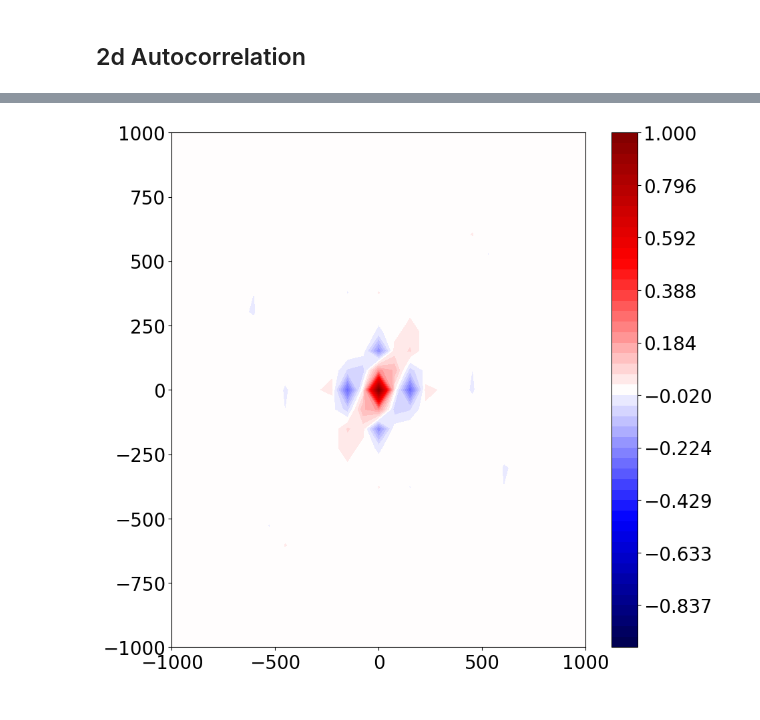
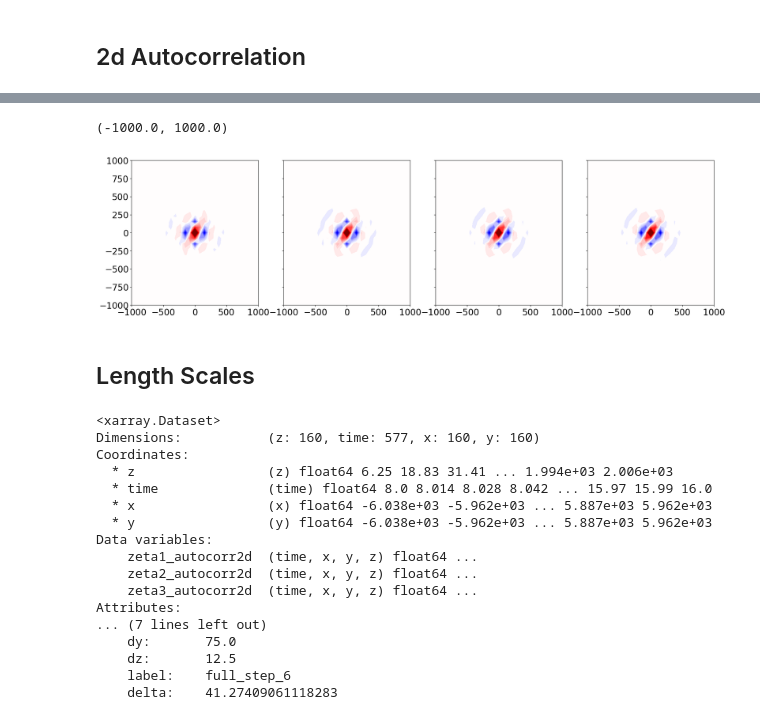
Before and after one commit to Salesky-ABL/ABL_Transition, a Jupyter notebook: plotting/plot_vorticity.ipynb, the cells around one changed output, grey strips where cells are left out. Saved outputs shown, nothing was run; the diff lists cells and outputs as text; code cells hidden in the pictures.

```diff
--- a/plotting/plot_vorticity.ipynb
+++ b/plotting/plot_vorticity.ipynb
@@ -25,11 +25,13 @@ Settings
 # %%
 # directory to save figures
 figdir = "/home/rfrost/manuscript_plots/"
+# absolute path to directory with probability density function data
+pdf_dir = "/home/rfrost/simulations/nc/"
 # simulation to analyze
 sims = ["full_step_6", "full_step_9", "full_step_12", "full_step_15"]
 
-# z/zi to plot
-height = 0.25
+# height in meters to be plot
+height = 6
 
 # start and end timesteps
 t0 = 576000
@@ -39,6 +41,9 @@ t0hr = t0 * 0.05 / 3600
 t1hr = t1 * 0.05 / 3600
 # spacing of output
 dt = 1000
+
+# full path to pdf file
+pdf_dir = f"{pdf_dir}{t0}_{t1}_vort_pdf_plot_params_{height}m.nc"
 
 # lists to store stats, roll factor, and length scales
 s_all, vort_all, vort_ac_all, vort_ls_all = [], [], [], []
@@ -605,7 +610,7 @@ Text(0, 0.5, '$\\langle \\zeta^+_{50 m} \\rangle$ [10$^{-2}$ s$^{-1}$]')
 # %% [markdown]
 Read in vorticity PDF data
 # %%
-pdf_plot_params = xr.open_dataset("/home/rfrost/simulations/nc/576000_1152000_vort_pdf_plot_params_6m.nc")
+pdf_plot_params = xr.open_dataset(pdf_dir)
 
 bin_edges_stat = pdf_plot_params.bin_edges_stationary
 bin_edges_highq0 = pdf_plot_params.bin_edges_high_q0
@@ -714,15 +719,41 @@ Attributes:
 # %%
 x, y = vort_ac_all[0].x, vort_ac_all[0].y
 # %%
-clevs = np.linspace(-1,1.00001,50)
+clevs = np.linspace(-0.5,0.5001,50)
 
-fig, ax = plt.subplots(figsize=(10,10))
+fig, ax = plt.subplots(figsize=(24,6), ncols=4, sharex=True, sharey=True)
 
-cf = ax.contourf(x, y, vort_ac_all[0].zeta3_autocorr2d[0,:,:,0], clevs, cmap=mpl.cm.seismic)
+for i in range(4):
+    cf = ax[i].contourf(x, y, vort_ac_all[i].zeta3_autocorr2d[:144,:,:,0].mean(dim="time"),
+                        clevs, cmap=mpl.cm.seismic, extend="both")
 
-ax.set_xlim(-1000,1000)
-ax.set_ylim(-1000,1000)
+ax[0].set_xlim(-1000,1000)
+ax[0].set_ylim(-1000,1000)
 
-cbar = plt.colorbar(cf, ax=ax)
+# cbar = plt.colorbar(cf, ax=ax[3])
+# cbar.set_ticks(np.arange(-0.1,0.1001,0.01))
 # %% [output]
+(-1000.0, 1000.0)
-[figure, old version]
+[figure, new version]
+# %% [markdown]
+## Length Scales
+# %%
+vort_ac_all[0]
+# %% [output]
+<xarray.Dataset>
+Dimensions:           (z: 160, time: 577, x: 160, y: 160)
+Coordinates:
+  * z                 (z) float64 6.25 18.83 31.41 ... 1.994e+03 2.006e+03
+  * time              (time) float64 8.0 8.014 8.028 8.042 ... 15.97 15.99 16.0
+  * x                 (x) float64 -6.038e+03 -5.962e+03 ... 5.887e+03 5.962e+03
+  * y                 (y) float64 -6.038e+03 -5.962e+03 ... 5.887e+03 5.962e+03
+Data variables:
+    zeta1_autocorr2d  (time, x, y, z) float64 ...
+    zeta2_autocorr2d  (time, x, y, z) float64 ...
+    zeta3_autocorr2d  (time, x, y, z) float64 ...
+Attributes:
+... (7 lines left out)
+    dy:       75.0
+    dz:       12.5
+    label:    full_step_6
+    delta:    41.27409061118283
```
Also changed, not shown: 2 other files.
